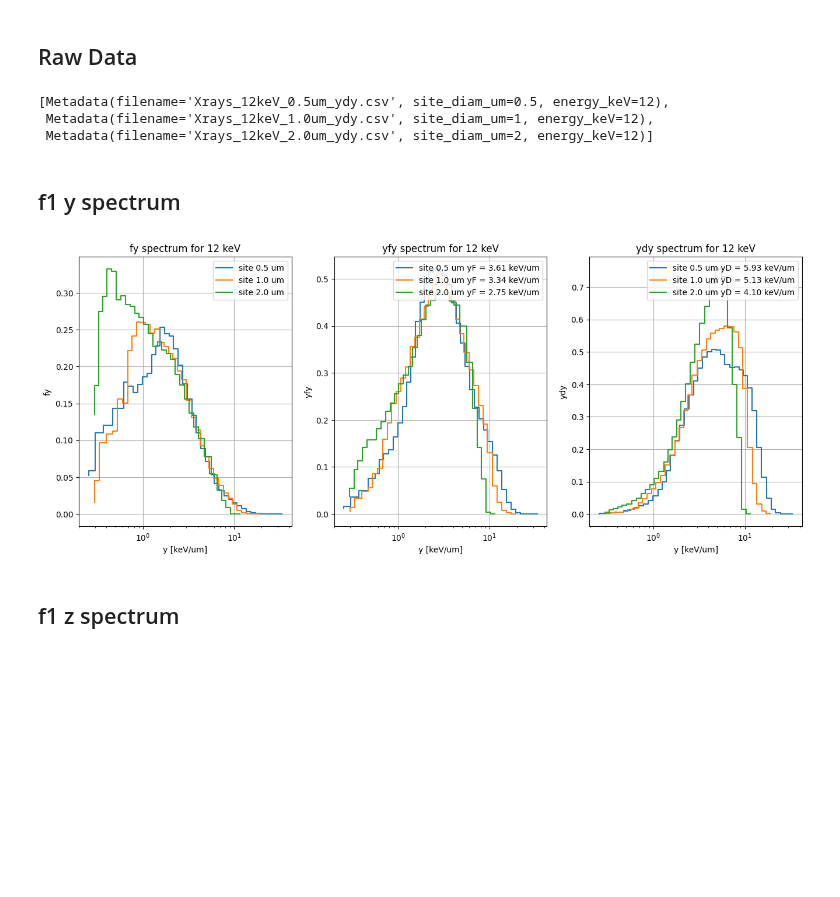
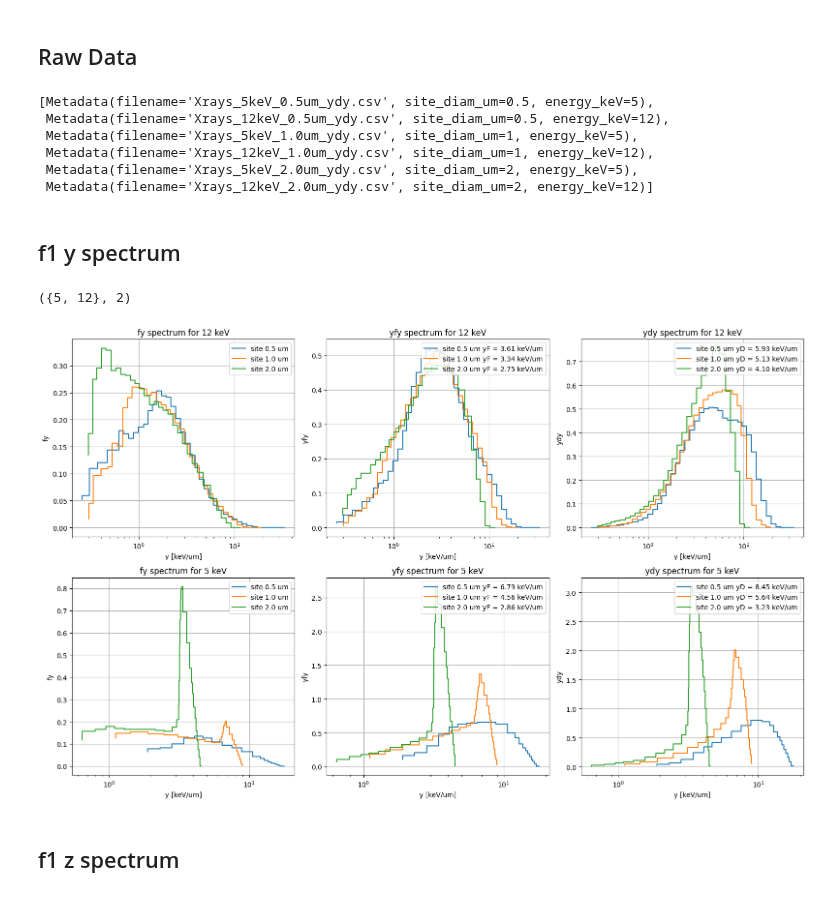
Before and after one commit to grzanka/microdosimetric_spectra_folding, a Jupyter notebook: notebooks/0.6-Xrays-low-energy-spectra.ipynb, the cells around one changed output. Drawn from its saved outputs; the diff is of its cells as text; code cells hidden in the pictures; blank space fills up the shorter version.

Commit message:
data for 5 keV (#24)

```diff
--- a/notebooks/0.6-Xrays-low-energy-spectra.ipynb
+++ b/notebooks/0.6-Xrays-low-energy-spectra.ipynb
@@ -64,49 +64,65 @@ class Data:
         )
 # %%
 site_diam_um = (0.5, 1, 2)
-dataset_metadata = [Metadata(site_diam_um=diam, energy_keV=12) for diam in site_diam_um]
+energy_keV = (5, 12)
+dataset_metadata = [
+    Metadata(site_diam_um=diam, energy_keV=energy)
+    for diam in site_diam_um
+    for energy in energy_keV
+]
 dataset_metadata
 # %% [output]
-[Metadata(filename='Xrays_12keV_0.5um_ydy.csv', site_diam_um=0.5, energy_keV=12),
+[Metadata(filename='Xrays_5keV_0.5um_ydy.csv', site_diam_um=0.5, energy_keV=5),
+ Metadata(filename='Xrays_12keV_0.5um_ydy.csv', site_diam_um=0.5, energy_keV=12),
+ Metadata(filename='Xrays_5keV_1.0um_ydy.csv', site_diam_um=1, energy_keV=5),
  Metadata(filename='Xrays_12keV_1.0um_ydy.csv', site_diam_um=1, energy_keV=12),
+ Metadata(filename='Xrays_5keV_2.0um_ydy.csv', site_diam_um=2, energy_keV=5),
  Metadata(filename='Xrays_12keV_2.0um_ydy.csv', site_diam_um=2, energy_keV=12)]
 # %%
 dataset = [Data(metadata=metadata) for metadata in dataset_metadata]
 # %% [markdown]
 ## f1 y spectrum
+# %%
+energy_levels = set(data.metadata.energy_keV for data in dataset)
+energy_levels, len(energy_levels)
+# %% [output]
+({5, 12}, 2)
 # %%
-fig, ax = plt.subplots(nrows=1, ncols=3, figsize=(16, 6))
-for data in dataset:
-    spectrum_z = data.spectrum_y
-    ax[0].step(
-        spectrum_z.data.bin_edges[1:],
-        spectrum_z.fy,
-        label=f"site {data.metadata.site_diam_um:.1f} um",
-    )
-    ax[1].step(
-        spectrum_z.data.bin_edges[1:],
-        spectrum_z.yfy,
-        label=f"site {data.metadata.site_diam_um:.1f} um yF = {spectrum_z.yF:.2f} keV/um",
-    )
-    ax[2].step(
-        spectrum_z.data.bin_edges[1:],
-        spectrum_z.ydy,
-        label=f"site {data.metadata.site_diam_um:.1f} um yD = {spectrum_z.yD:.2f} keV/um",
-    )
-ax[0].set_ylabel("fy")
-ax[1].set_ylabel("yfy")
-ax[2].set_ylabel("ydy")
-ax[0].set_title("fy spectrum for 12 keV")
-ax[1].set_title("yfy spectrum for 12 keV")
-ax[2].set_title("ydy spectrum for 12 keV")
+energy_values = set(data.metadata.energy_keV for data in dataset)
+fig, ax = plt.subplots(nrows=len(energy_values), ncols=3, figsize=(16, 10))
+for i, energy_keV in enumerate(energy_values):
+    for data in [item for item in dataset if item.metadata.energy_keV == energy_keV]:
+        spectrum_y = data.spectrum_y
+        ax[i][0].step(
+            spectrum_y.data.bin_edges[1:],
+            spectrum_y.fy,
+            label=f"site {data.metadata.site_diam_um:.1f} um",
+        )
+        ax[i][1].step(
+            spectrum_y.data.bin_edges[1:],
+            spectrum_y.yfy,
+            label=f"site {data.metadata.site_diam_um:.1f} um yF = {spectrum_y.yF:.2f} keV/um",
+        )
+        ax[i][2].step(
+            spectrum_y.data.bin_edges[1:],
+            spectrum_y.ydy,
+            label=f"site {data.metadata.site_diam_um:.1f} um yD = {spectrum_y.yD:.2f} keV/um",
+        )
+    ax[i][0].set_ylabel("fy")
+    ax[i][1].set_ylabel("yfy")
+    ax[i][2].set_ylabel("ydy")
+    ax[i][0].set_title(f"fy spectrum for {energy_keV} keV")
+    ax[i][1].set_title(f"yfy spectrum for {energy_keV} keV")
+    ax[i][2].set_title(f"ydy spectrum for {energy_keV} keV")
 
-for a in ax:
+for a in ax.flatten():
     a.set_xscale("log")
     a.grid()
     a.set_xlabel("y [keV/um]")
     a.legend(loc="upper right")
+fig.tight_layout()
 # %% [output]
-[figure, old version]
+[figure, new version]
 # %% [markdown]
 ## f1 z spectrum
 # %%
```
Also changed, not shown: parts of 1 cell of this notebook, 6 other files.
